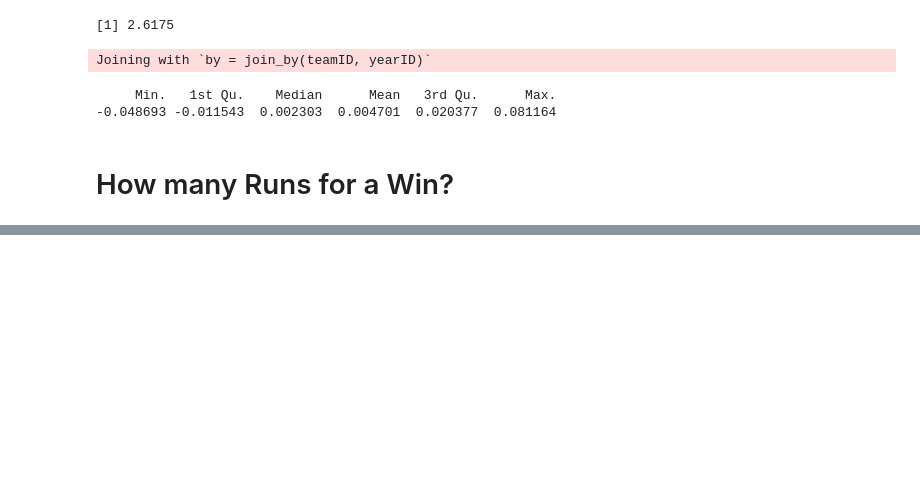
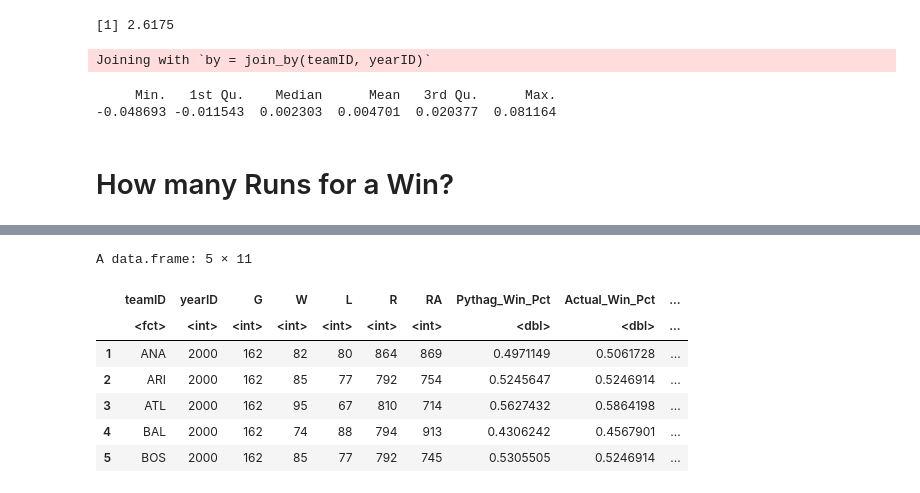
Before and after one commit to jwolfe972/baseball_related, a Jupyter notebook: analyzing_baseball_data_w_r/Relationship_Runs_to_Wins.ipynb, the cells around one changed output, grey strips where cells are left out. Cells and saved outputs as stored; diff of their text form; code cells hidden in the pictures; blank space fills up the shorter version.

```diff
--- a/analyzing_baseball_data_w_r/Relationship_Runs_to_Wins.ipynb
+++ b/analyzing_baseball_data_w_r/Relationship_Runs_to_Wins.ipynb
@@ -430,0 +499,19 @@ Joining with `by = join_by(teamID, yearID)`
+# %%
+Teams_2000_2010 %>%
+mutate(Pythag_Win_Pct = R^2 / (R^2 + RA^2),
+        Actual_Win_Pct = W/G,
+        Run_Diff = R-RA)   -> Teams_2000_2010
+
+Teams_2000_2010 %>%
+        mutate(reidual_pythag = Actual_Win_Pct - Pythag_Win_Pct ) -> Teams_2000_2010
+
+head(Teams_2000_2010,5)
+# %% [output]
+A data.frame: 5 × 11
+|  | teamID | yearID | G | W | L | R | RA | Pythag_Win_Pct | Actual_Win_Pct | ... |
+|  | <fct> | <int> | <int> | <int> | <int> | <int> | <int> | <dbl> | <dbl> | ... |
+| 1 | ANA | 2000 | 162 | 82 | 80 | 864 | 869 | 0.4971149 | 0.5061728 | ... |
+| 2 | ARI | 2000 | 162 | 85 | 77 | 792 | 754 | 0.5245647 | 0.5246914 | ... |
+| 3 | ATL | 2000 | 162 | 95 | 67 | 810 | 714 | 0.5627432 | 0.5864198 | ... |
+| 4 | BAL | 2000 | 162 | 74 | 88 | 794 | 913 | 0.4306242 | 0.4567901 | ... |
+| 5 | BOS | 2000 | 162 | 85 | 77 | 792 | 745 | 0.5305505 | 0.5246914 | ... |
```
Also changed, not shown: parts of 19 cells of this notebook.
